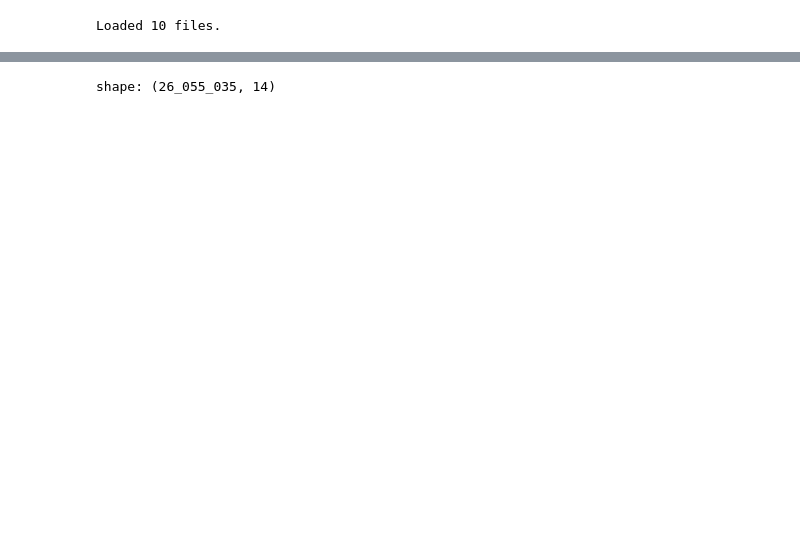
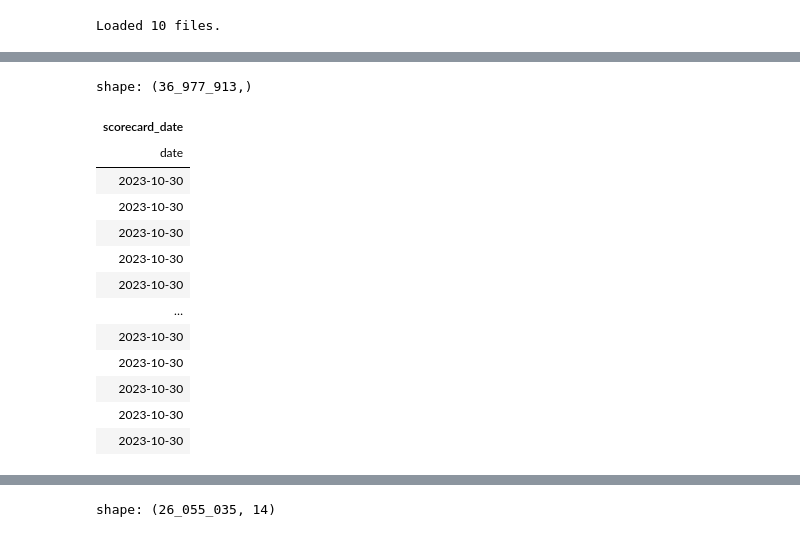
Before and after one commit to shcherbin/mads-siads-699-winter-2026-capstone, a Jupyter notebook: sql/exploration/mttu_explore.ipynb, the cells around one changed output, grey strips where cells are left out. Cells and saved outputs as stored; diff of their text form; code cells hidden in the pictures; blank space fills up the shorter version.

```diff
--- a/notebooks/data-exploration.ipynb
+++ b/sql/exploration/mttu_explore.ipynb
@@ -55,3 +123,20 @@ shape: (5, 7)
+# %%
+df_scorecard['scorecard_date']
+# %% [output]
+shape: (36_977_913,)
+| scorecard_date |
+| date |
+| 2023-10-30 |
+| 2023-10-30 |
+| 2023-10-30 |
+| 2023-10-30 |
+| 2023-10-30 |
+| … |
+| 2023-10-30 |
+| 2023-10-30 |
+| 2023-10-30 |
+| 2023-10-30 |
+| 2023-10-30 |
 # %%
 df_scorecard['repo_name'].unique()
 # %% [output]
```
Also changed, not shown: parts of 5 cells of this notebook.
